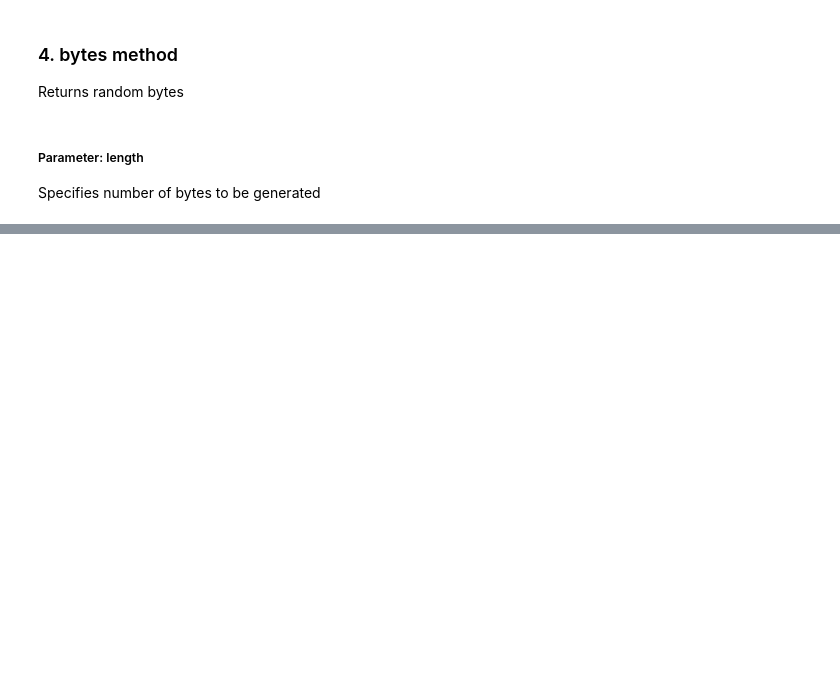
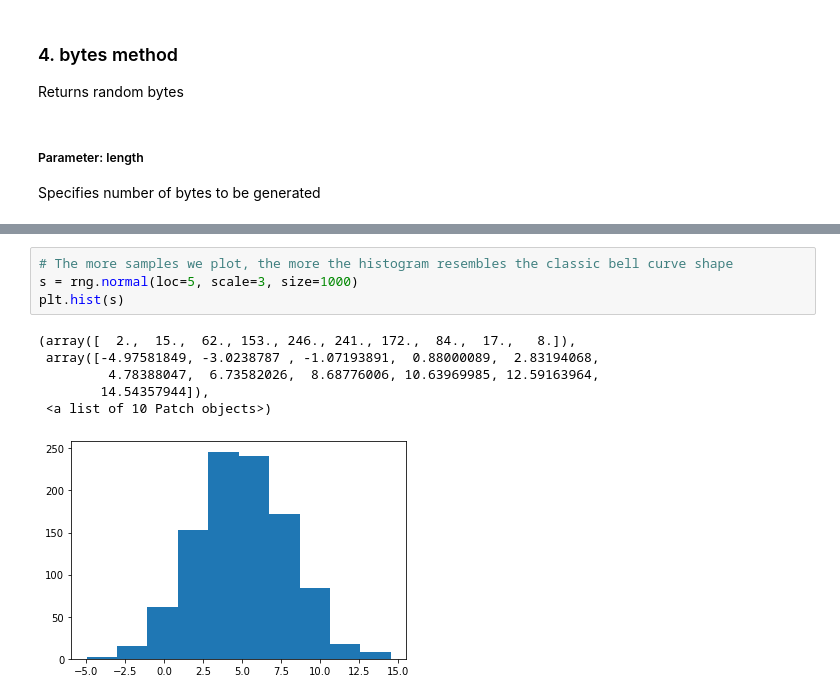
Before and after one commit to colm-o-caoimh/NumpyRandom, a Jupyter notebook: Assignment2020.ipynb, the cells around one changed output, grey strips where cells are left out. Saved outputs shown, nothing was run; the diff lists cells and outputs as text; blank space fills up the shorter version.

```diff
--- a/Assignment2020.ipynb
+++ b/Assignment2020.ipynb
@@ -265,0 +396,11 @@ b'\xbdX\xb5\xdf%\x8c\xf5Z\x80D\x11\x96\x8bc[\xe9;)r\x15\x98G\xf3:\x84\x96\x87\xf
+# %%
+# The more samples we plot, the more the histogram resembles the classic bell curve shape
+s = rng.normal(loc=5, scale=3, size=1000)
+plt.hist(s)
+# %% [output]
+(array([  2.,  15.,  62., 153., 246., 241., 172.,  84.,  17.,   8.]),
+ array([-4.97581849, -3.0238787 , -1.07193891,  0.88000089,  2.83194068,
+         4.78388047,  6.73582026,  8.68776006, 10.63969985, 12.59163964,
+        14.54357944]),
+ <a list of 10 Patch objects>)
+[figure, added]
```
Also changed, not shown: parts of 47 cells of this notebook.
